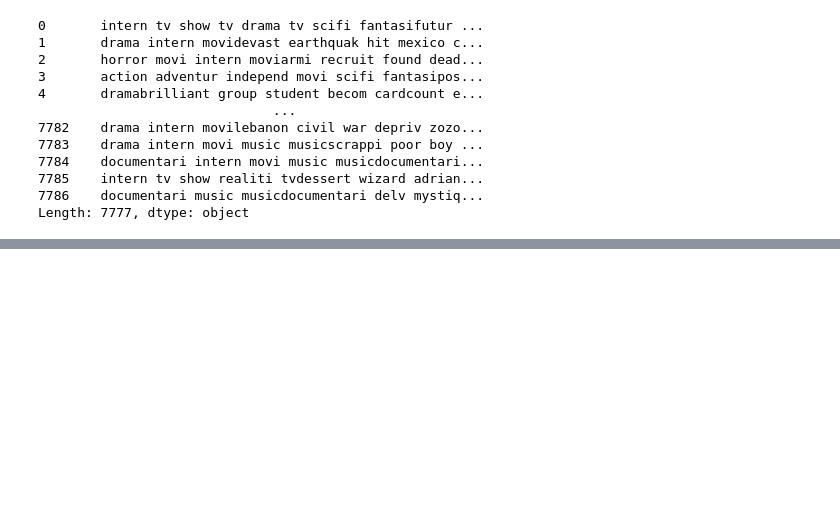
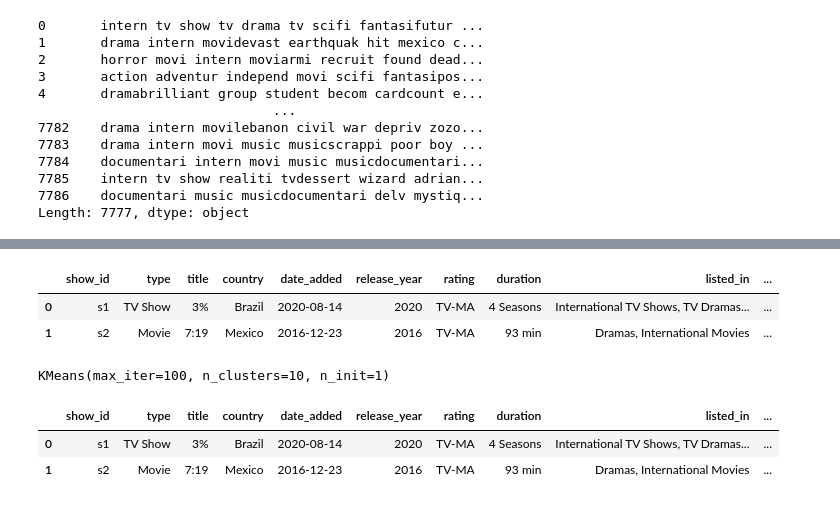
Before and after one commit to vinayakpotdar2114/Capstone-Project-4-Netflix-Movies-and-TV-Shows-Clustering, a Jupyter notebook: NETFLIX_MOVIES_AND_TV_SHOWS_CLUSTERING.ipynb, the cells around one changed output, grey strips where cells are left out. Cells and saved outputs as stored; diff of their text form; code cells hidden in the pictures; blank space fills up the shorter version.

```diff
--- a/NETFLIX_MOVIES_AND_TV_SHOWS_CLUSTERING.ipynb
+++ b/NETFLIX_MOVIES_AND_TV_SHOWS_CLUSTERING.ipynb
@@ -1008,0 +1034,8 @@ Length: 7777, dtype: object
+# %%
+yt_data=data.copy()
+# %%
+yt_data.head(2)
+# %% [output]
+|  | show_id | type | title | country | date_added | release_year | rating | duration | listed_in | ... |
+| 0 | s1 | TV Show | 3% | Brazil | 2020-08-14 | 2020 | TV-MA | 4 Seasons | International TV Shows, TV Dramas... | ... |
+| 1 | s2 | Movie | 7:19 | Mexico | 2016-12-23 | 2016 | TV-MA | 93 min | Dramas, International Movies | ... |
@@ -1008,0 +1052,6 @@ Length: 7777, dtype: object
+# %%
+k=10
+model=KMeans(n_clusters=k, init='k-means++', max_iter=100, n_init=1)
+model.fit(features)
+# %% [output]
+KMeans(max_iter=100, n_clusters=10, n_init=1)
@@ -1008,0 +1060,6 @@ Length: 7777, dtype: object
+# %%
+yt_data.head(2)
+# %% [output]
+|  | show_id | type | title | country | date_added | release_year | rating | duration | listed_in | ... |
+| 0 | s1 | TV Show | 3% | Brazil | 2020-08-14 | 2020 | TV-MA | 4 Seasons | International TV Shows, TV Dramas... | ... |
+| 1 | s2 | Movie | 7:19 | Mexico | 2016-12-23 | 2016 | TV-MA | 93 min | Dramas, International Movies | ... |
```
Also changed, not shown: parts of 21 cells of this notebook.
